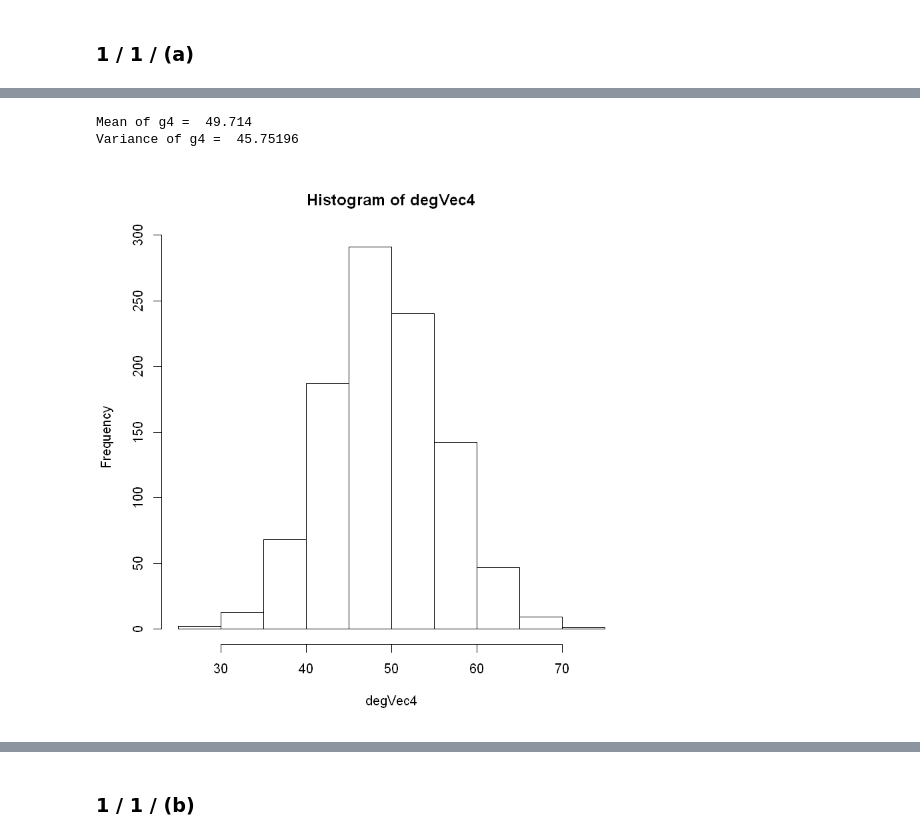
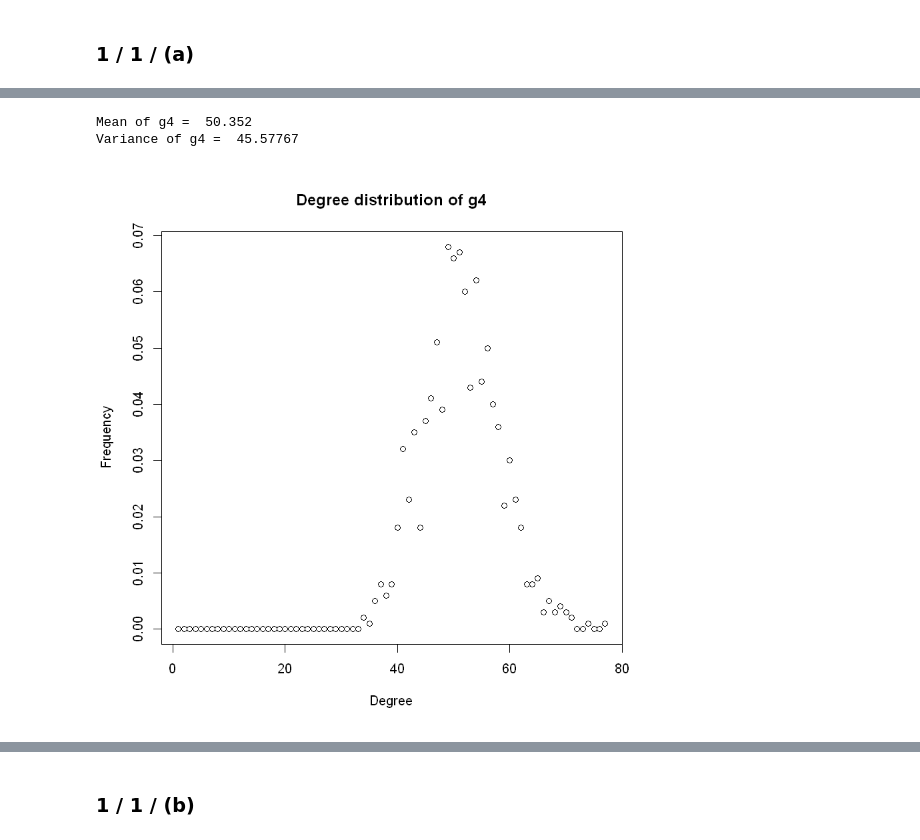
Before and after one commit to YufeiHu/EE232E-Large-Scale-Social-Network, a Jupyter notebook: project1/part1/part1.ipynb, the cells around one changed output, grey strips where cells are left out. Cells and saved outputs as stored; diff of their text form; code cells hidden in the pictures.

```diff
--- a/project1/part1/part1.ipynb
+++ b/project1/part1/part1.ipynb
@@ -35,13 +35,13 @@ Variance of g3 =  11.11221
 # %%
 g4 <- erdos.renyi.game(1000, 0.05, directed=F)
 degVec4 <- degree(g4)
 cat("Mean of g4 = ", mean(degVec4), "\n")
 cat("Variance of g4 = ", var(degVec4), "\n")
-hist(degVec4)
+plot(degree.distribution(g4), main="Degree distribution of g4", xlab="Degree", ylab="Frequency")
 # %% [output]
-Mean of g4 =  49.714
-Variance of g4 =  45.75196
+Mean of g4 =  50.352
+Variance of g4 =  45.57767
-[figure, old version]
+[figure, new version]
 # %%
 g5 <- erdos.renyi.game(1000, 0.1, directed=F)
 degVec5 <- degree(g5)
```
Also changed, not shown: parts of 25 cells of this notebook.
